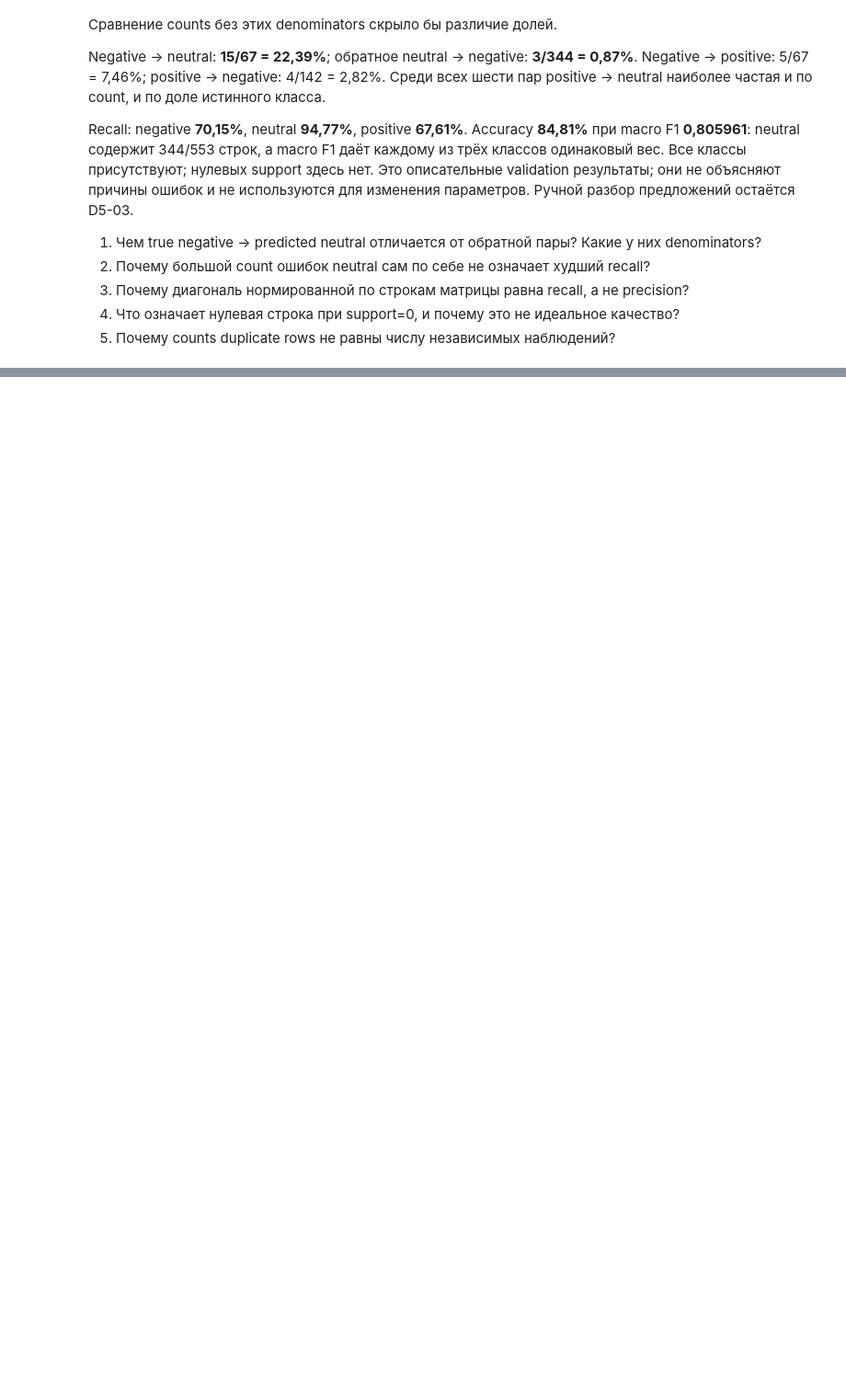
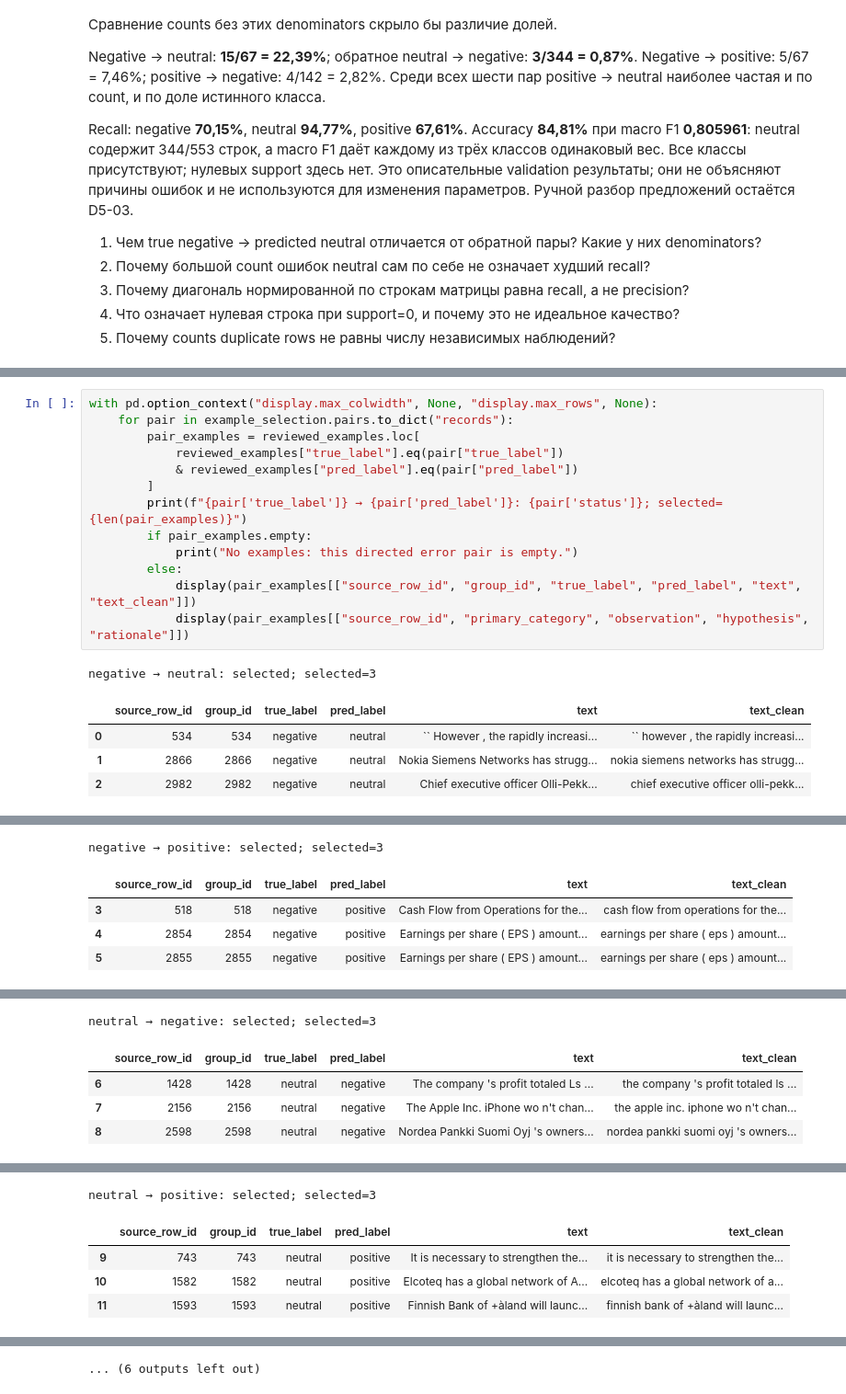
Before and after one commit to HomeboyMakkri/Text-classification, a Jupyter notebook: notebooks/day05_error_analysis.ipynb, the cells around one changed output, grey strips where cells are left out. Shown at 92% size. Drawn from its saved outputs; the diff is of its cells as text; blank space fills up the shorter version.

```diff
--- a/notebooks/day05_error_analysis.ipynb
+++ b/notebooks/day05_error_analysis.ipynb
@@ -140,0 +195,19 @@ Recall: negative **70,15%**, neutral **94,77%**, positive **67,61%**. Accuracy *
+# %%
+with pd.option_context("display.max_colwidth", None, "display.max_rows", None):
+    for pair in example_selection.pairs.to_dict("records"):
+        pair_examples = reviewed_examples.loc[
+            reviewed_examples["true_label"].eq(pair["true_label"])
+            & reviewed_examples["pred_label"].eq(pair["pred_label"])
+        ]
+        print(f"{pair['true_label']} → {pair['pred_label']}: {pair['status']}; selected={len(pair_examples)}")
+        if pair_examples.empty:
+            print("No examples: this directed error pair is empty.")
+        else:
+            display(pair_examples[["source_row_id", "group_id", "true_label", "pred_label", "text", "text_clean"]])
+            display(pair_examples[["source_row_id", "primary_category", "observation", "hypothesis", "rationale"]])
+# %% [output]
+negative → neutral: selected; selected=3
+|  | source_row_id | group_id | true_label | pred_label | text | text_clean |
+| 0 | 534 | 534 | negative | neutral | `` However , the rapidly increasi... | `` however , the rapidly increasi... |
+| 1 | 2866 | 2866 | negative | neutral | Nokia Siemens Networks has strugg... | nokia siemens networks has strugg... |
+| 2 | 2982 | 2982 | negative | neutral | Chief executive officer Olli-Pekk... | chief executive officer olli-pekk... |
@@ -140,0 +218,5 @@ Recall: negative **70,15%**, neutral **94,77%**, positive **67,61%**. Accuracy *
+negative → positive: selected; selected=3
+|  | source_row_id | group_id | true_label | pred_label | text | text_clean |
+| 3 | 518 | 518 | negative | positive | Cash Flow from Operations for the... | cash flow from operations for the... |
+| 4 | 2854 | 2854 | negative | positive | Earnings per share ( EPS ) amount... | earnings per share ( eps ) amount... |
+| 5 | 2855 | 2855 | negative | positive | Earnings per share ( EPS ) amount... | earnings per share ( eps ) amount... |
@@ -140,0 +227,5 @@ Recall: negative **70,15%**, neutral **94,77%**, positive **67,61%**. Accuracy *
+neutral → negative: selected; selected=3
+|  | source_row_id | group_id | true_label | pred_label | text | text_clean |
+| 6 | 1428 | 1428 | neutral | negative | The company 's profit totaled Ls ... | the company 's profit totaled ls ... |
+| 7 | 2156 | 2156 | neutral | negative | The Apple Inc. iPhone wo n't chan... | the apple inc. iphone wo n't chan... |
+| 8 | 2598 | 2598 | neutral | negative | Nordea Pankki Suomi Oyj 's owners... | nordea pankki suomi oyj 's owners... |
@@ -140,0 +236,5 @@ Recall: negative **70,15%**, neutral **94,77%**, positive **67,61%**. Accuracy *
+neutral → positive: selected; selected=3
+|  | source_row_id | group_id | true_label | pred_label | text | text_clean |
+| 9 | 743 | 743 | neutral | positive | It is necessary to strengthen the... | it is necessary to strengthen the... |
+| 10 | 1582 | 1582 | neutral | positive | Elcoteq has a global network of A... | elcoteq has a global network of a... |
+| 11 | 1593 | 1593 | neutral | positive | Finnish Bank of +àland will launc... | finnish bank of +àland will launc... |
@@ -140,0 +245 @@ Recall: negative **70,15%**, neutral **94,77%**, positive **67,61%**. Accuracy *
+... (6 outputs left out)
```
Also changed, not shown: parts of 5 cells of this notebook, 5 other files.
